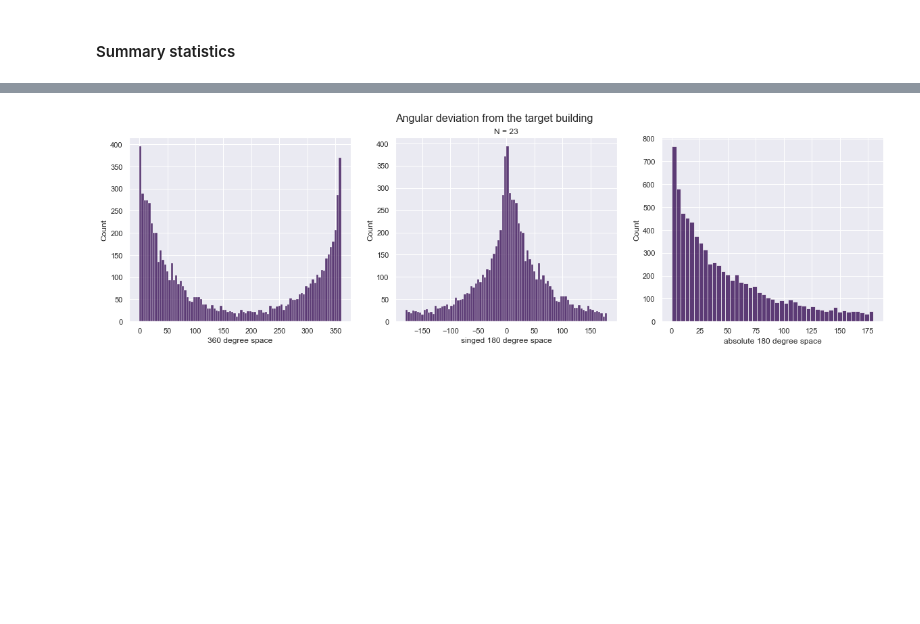
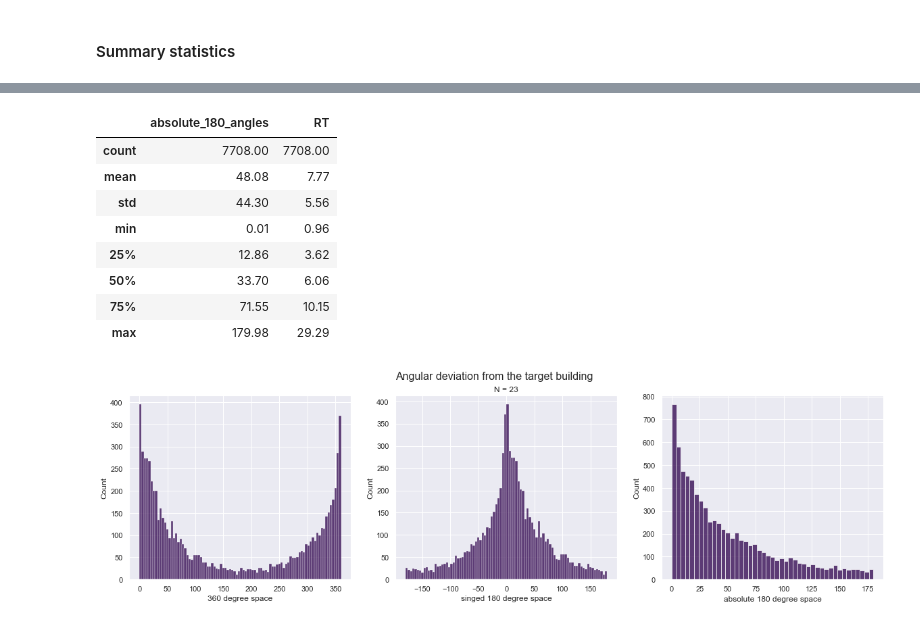
Before and after one commit to nora-maleki/humanA-pointing-task-analysis, a Jupyter notebook: analyses/01_main/02_descriptives.ipynb, the cells around one changed output, grey strips where cells are left out. Cells and saved outputs as stored; diff of their text form; code cells hidden in the pictures; blank space fills up the shorter version.

```diff
--- a/analyses/01_main/02_descriptives.ipynb
+++ b/analyses/01_main/02_descriptives.ipynb
@@ -111,3 +113,15 @@ df_cleaned[['final_360_angles', 'signed_180_angles', 'RT', 'distance_to_target']
+# %%
+np.round(df_cleaned[['absolute_180_angles', 'RT']].describe(), 2)
+# %% [output]
+|  | absolute_180_angles | RT |
+| count | 7708.00 | 7708.00 |
+| mean | 48.08 | 7.77 |
+| std | 44.30 | 5.56 |
+| min | 0.01 | 0.96 |
+| 25% | 12.86 | 3.62 |
+| 50% | 33.70 | 6.06 |
+| 75% | 71.55 | 10.15 |
+| max | 179.98 | 29.29 |
 # %%
 _, axes = plt.subplots(1, 3, figsize=(20,5))
 
```
Also changed, not shown: parts of 4 cells of this notebook.
